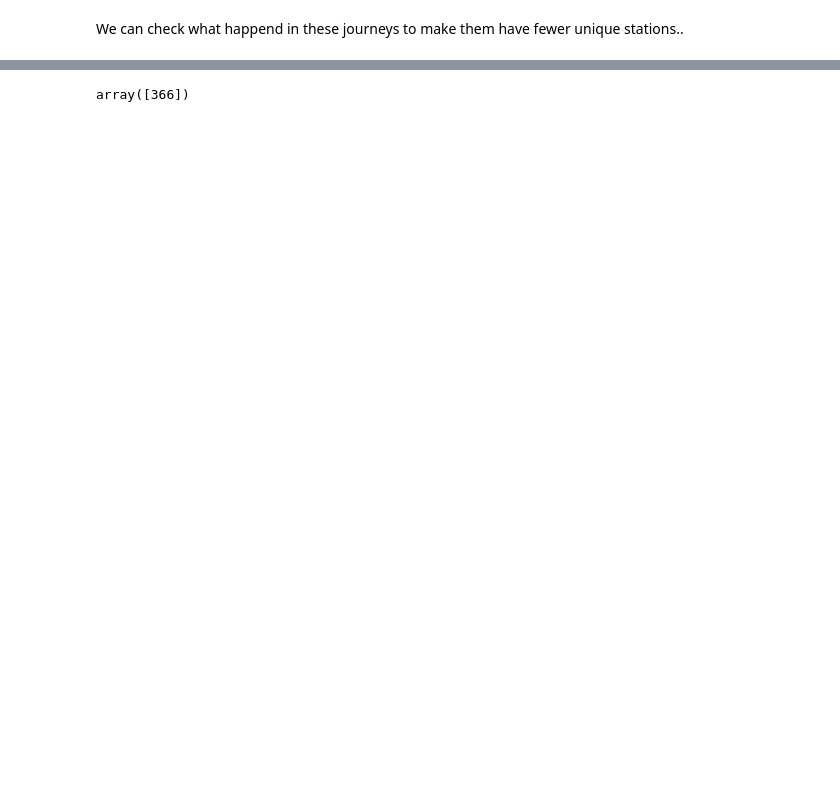
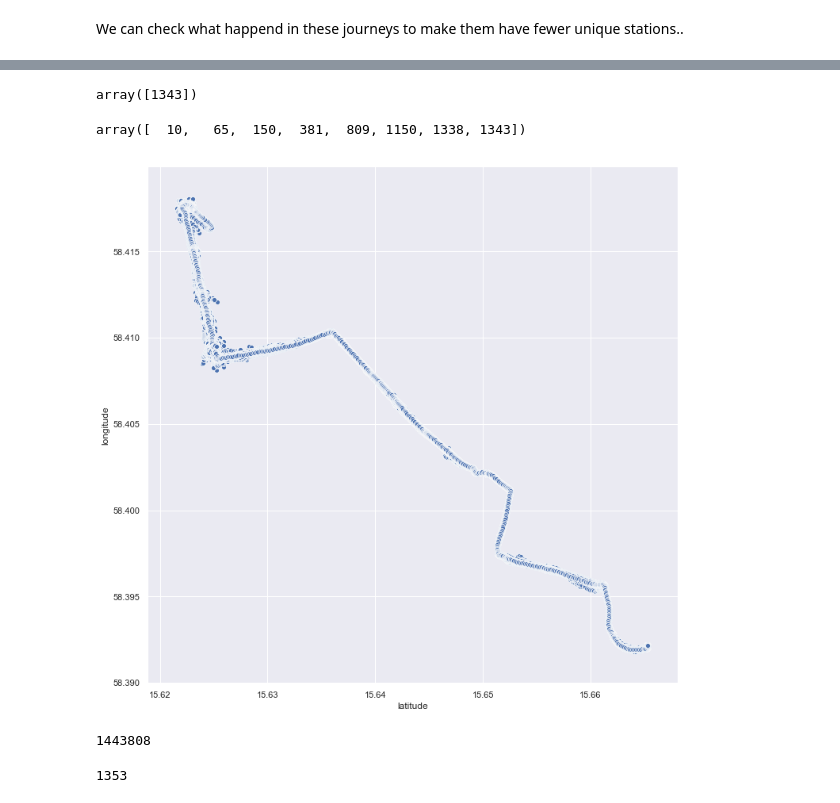
Before and after one commit to M20190649/TDDE19-bus-arrival-time, a Jupyter notebook: inspect_journey.ipynb, the cells around one changed output, grey strips where cells are left out. Saved outputs shown, nothing was run; the diff lists cells and outputs as text; code cells hidden in the pictures; blank space fills up the shorter version.

```diff
--- a/inspect_journey.ipynb
+++ b/inspect_journey.ipynb
@@ -184,4 +208,8 @@ plt.show()
 # %%
-df[(df['latitude'] > 15.5599) & (df['latitude'] < 15.5601) & (df['longitude'] < 58.406)]['journey_number'].unique()
+df[(df['latitude'] < 15.63) & (df['longitude'] < 58.405)]['journey_number'].unique()
 # %% [output]
-array([366])
+array([1343])
+# %%
+df[(df['latitude'] < 15.63) & (df['longitude'] < 58.4074)]['journey_number'].unique()
+# %% [output]
+array([  10,   65,  150,  381,  809, 1150, 1338, 1343])
@@ -187,0 +220,14 @@ array([366])
+# %%
+fig, ax = plt.subplots(1, figsize=(12,12))
+sns.scatterplot(df2['latitude'], df2['longitude'], ax=ax)
+plt.show()
+# %% [output]
+[figure, added]
+# %%
+len(df2.index)
+# %% [output]
+1443808
+# %%
+len(df2['journey_number'].unique())
+# %% [output]
+1353
```
Also changed, not shown: parts of 53 cells of this notebook.
